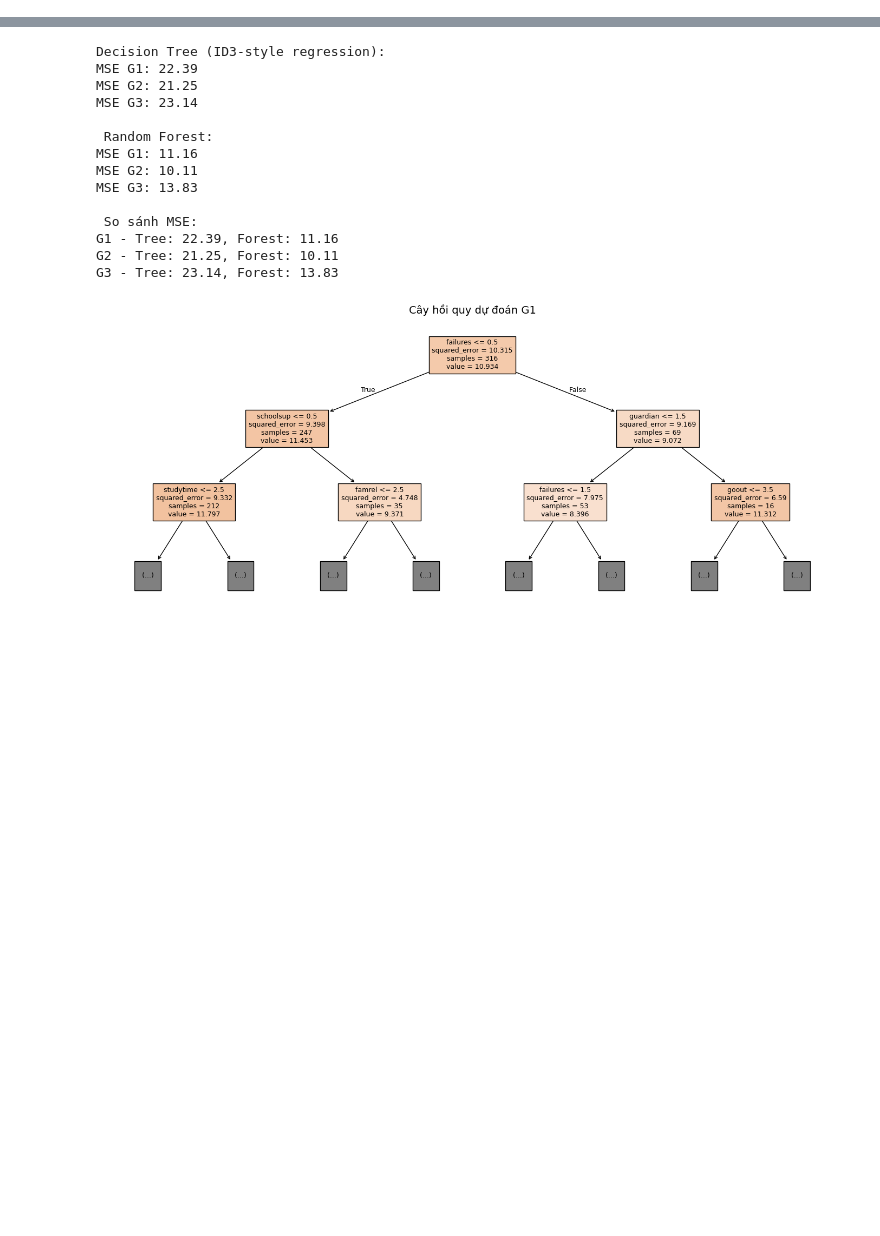
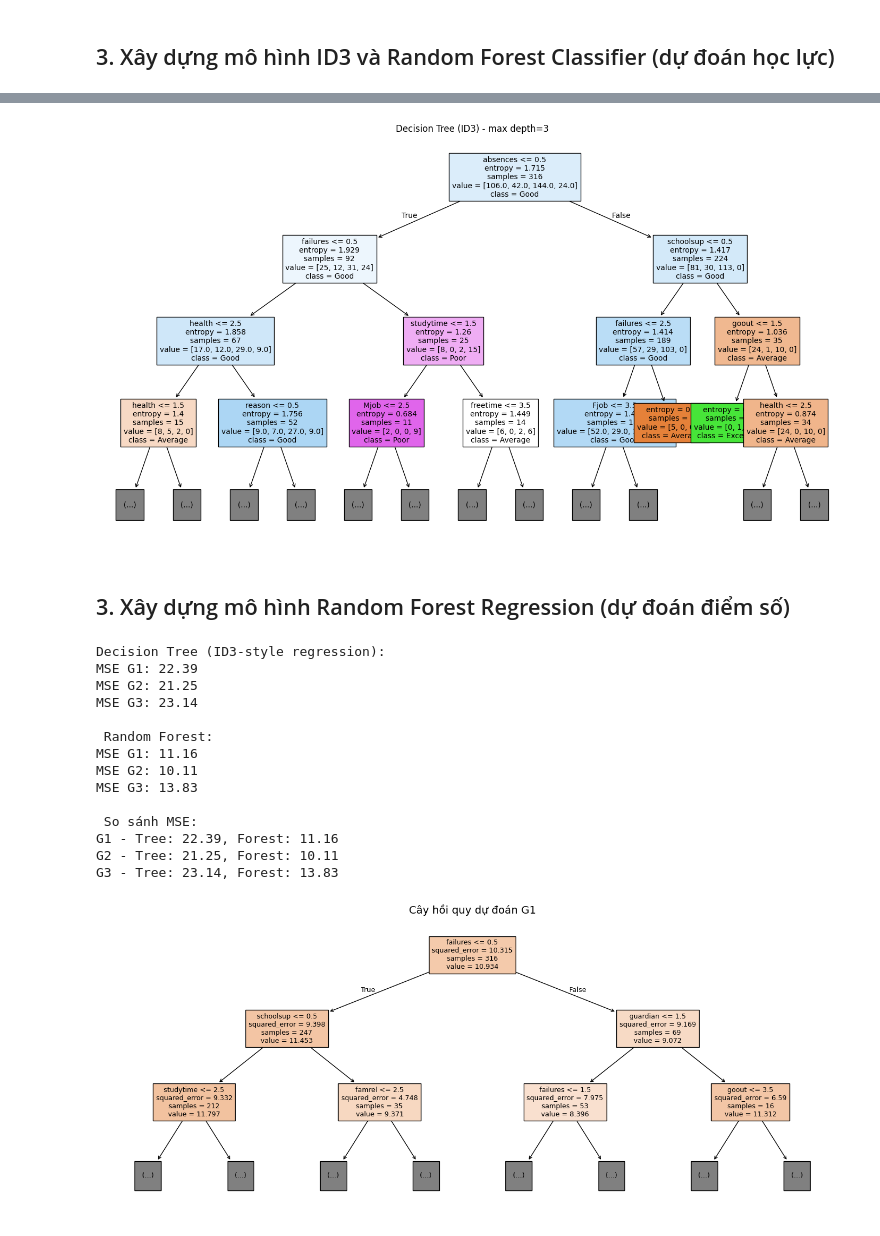
Before and after one commit to qanngyen/Data-Mining-Algorithm, a Jupyter notebook: Algorithms/id3_random_forest/id3random.ipynb, the cells around one changed output, grey strips where cells are left out. Drawn from its saved outputs; the diff is of its cells as text; code cells hidden in the pictures; blank space fills up the shorter version.

```diff
--- a/Algorithms/id3_random_forest/id3random.ipynb
+++ b/Algorithms/id3_random_forest/id3random.ipynb
@@ -9,0 +59,67 @@ import matplotlib.pyplot as plt
+# %% [markdown]
+## 3. Xây dựng mô hình ID3 và Random Forest Classifier (dự đoán học lực)
+# %%
+def run_classification(input_csv):
+    # Đọc dữ liệu
+    df = pd.read_csv(input_csv)
+
+    # Tách X, y
+    X = df.drop(columns=['G_label'])
+    y = df['G_label']
+
+    # Mã hóa các biến phân loại trong X
+    for col in X.columns:
+        if X[col].dtype == 'object':
+            le = LabelEncoder()
+            X[col] = le.fit_transform(X[col])
+
+    # Mã hóa nhãn y
+    le_y = LabelEncoder()
+    y_encoded = le_y.fit_transform(y)
+
+    # Chia train/test
+    X_train, X_test, y_train, y_test = train_test_split(X, y_encoded, test_size=0.2, random_state=42)
+
+    # ID3 (Decision Tree với criterion="entropy")
+    dt = DecisionTreeClassifier(criterion='entropy', random_state=42)
+    dt.fit(X_train, y_train)
+    y_pred_dt = dt.predict(X_test)
+    acc_dt = accuracy_score(y_test, y_pred_dt)
+
+    # Random Forest Classifier
+    rf = RandomForestClassifier(n_estimators=100, random_state=42)
+    rf.fit(X_train, y_train)
+    y_pred_rf = rf.predict(X_test)
+    acc_rf = accuracy_score(y_test, y_pred_rf)
+
+    print(f"Accuracy - Decision Tree (ID3): {acc_dt:.4f}")
+    print(f"Accuracy - Random Forest: {acc_rf:.4f}")
+
+    # Ma trận nhầm lẫn cho DT và RF
+    print("\nConfusion Matrix - Decision Tree:")
+    print(confusion_matrix(y_test, y_pred_dt))
+    print("\nConfusion Matrix - Random Forest:")
+    print(confusion_matrix(y_test, y_pred_rf))
+
+    # AUC cho bài toán đa lớp (One-vs-Rest)
+    # Binarize labels cho ROC AUC
+    y_test_bin = label_binarize(y_test, classes=np.arange(len(le_y.classes_)))
+
+    y_score_dt = dt.predict_proba(X_test)
+    y_score_rf = rf.predict_proba(X_test)
+
+    auc_dt = roc_auc_score(y_test_bin, y_score_dt, average='macro')
+    auc_rf = roc_auc_score(y_test_bin, y_score_rf, average='macro')
+
+    print(f"\nMacro AUC - Decision Tree: {auc_dt:.4f}")
+    print(f"Macro AUC - Random Forest: {auc_rf:.4f}")
+
+    # Vẽ cây Decision Tree (giới hạn max_depth=3)
+    plt.figure(figsize=(18,10))
+    plot_tree(dt, feature_names=X.columns, class_names=le_y.classes_, filled=True, max_depth=3, fontsize=10)
+    plt.title("Decision Tree (ID3) - max depth=3")
+    plt.show()
+
+# Ví dụ gọi hàm
+run_classification(r'D:\Uni\TheThirdYear\kyii\Chinhthuctrentruong\dw\Final_Assignment_9_Group\Algorithms\id3_random_forest\data\student-mat-labeled.csv')
+# %% [output]
@@ -10 +143,4 @@ import matplotlib.pyplot as plt
+[figure, added]
+# %% [markdown]
+## 3. Xây dựng mô hình Random Forest Regression (dự đoán điểm số)
 # %%
```
Also changed, not shown: parts of 11 cells of this notebook.
